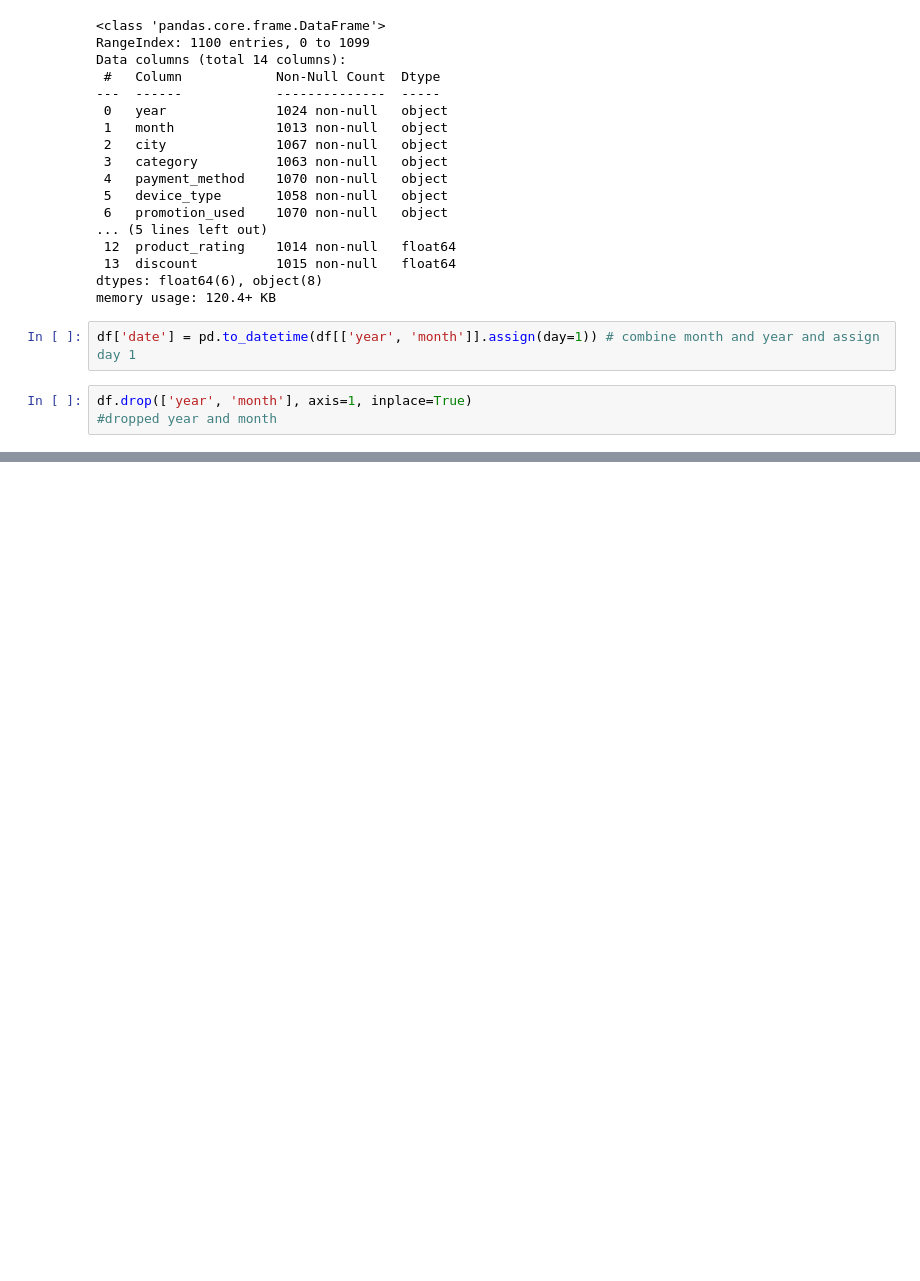
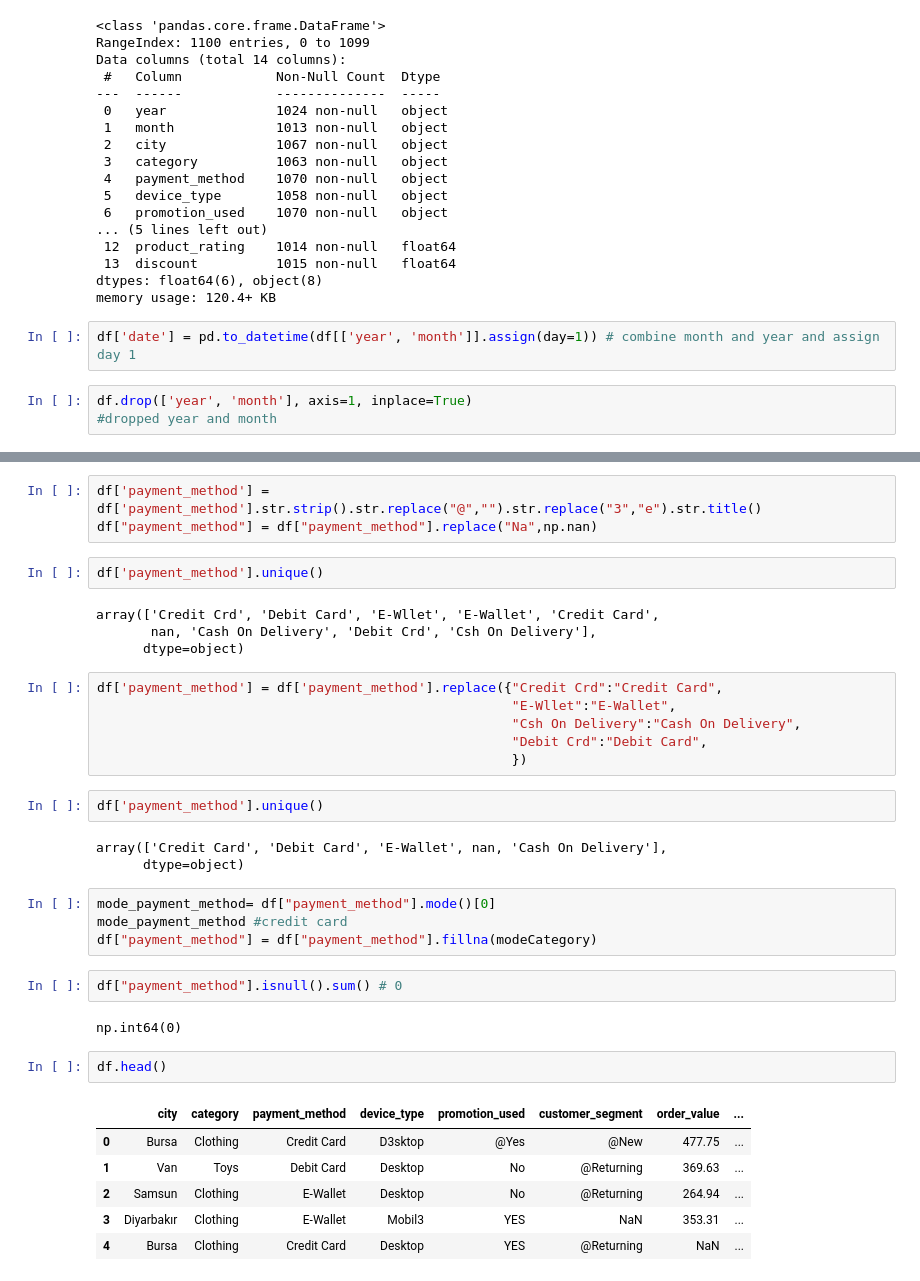
Before and after one commit to mtatbak/stat112FinalProject, a Jupyter notebook: 112.ipynb, the cells around one changed output, grey strips where cells are left out. Drawn from its saved outputs; the diff is of its cells as text; blank space fills up the shorter version.

```diff
--- a/112.ipynb
+++ b/112.ipynb
@@ -226,0 +291,37 @@ df.head()
+# %%
+df['payment_method'] = df['payment_method'].str.strip().str.replace("@","").str.replace("3","e").str.title()
+df["payment_method"] = df["payment_method"].replace("Na",np.nan)
+# %%
+df['payment_method'].unique()
+# %% [output]
+array(['Credit Crd', 'Debit Card', 'E-Wllet', 'E-Wallet', 'Credit Card',
+       nan, 'Cash On Delivery', 'Debit Crd', 'Csh On Delivery'],
+      dtype=object)
+# %%
+df['payment_method'] = df['payment_method'].replace({"Credit Crd":"Credit Card",
+                                                     "E-Wllet":"E-Wallet",
+                                                     "Csh On Delivery":"Cash On Delivery",
+                                                     "Debit Crd":"Debit Card",
+                                                     })
+# %%
+df['payment_method'].unique()
+# %% [output]
+array(['Credit Card', 'Debit Card', 'E-Wallet', nan, 'Cash On Delivery'],
+      dtype=object)
+# %%
+mode_payment_method= df["payment_method"].mode()[0]
+mode_payment_method #credit card
+df["payment_method"] = df["payment_method"].fillna(modeCategory)
+# %%
+df["payment_method"].isnull().sum() # 0
+# %% [output]
+np.int64(0)
+# %%
+df.head()
+# %% [output]
+|  | city | category | payment_method | device_type | promotion_used | customer_segment | order_value | ... |
+| 0 | Bursa | Clothing | Credit Card | D3sktop | @Yes | @New | 477.75 | ... |
+| 1 | Van | Toys | Debit Card | Desktop | No | @Returning | 369.63 | ... |
+| 2 | Samsun | Clothing | E-Wallet | Desktop | No | @Returning | 264.94 | ... |
+| 3 | Diyarbakır | Clothing | E-Wallet | Mobil3 | YES | NaN | 353.31 | ... |
+| 4 | Bursa | Clothing | Credit Card | Desktop | YES | @Returning | NaN | ... |
```
Also changed, not shown: parts of 29 cells of this notebook.
